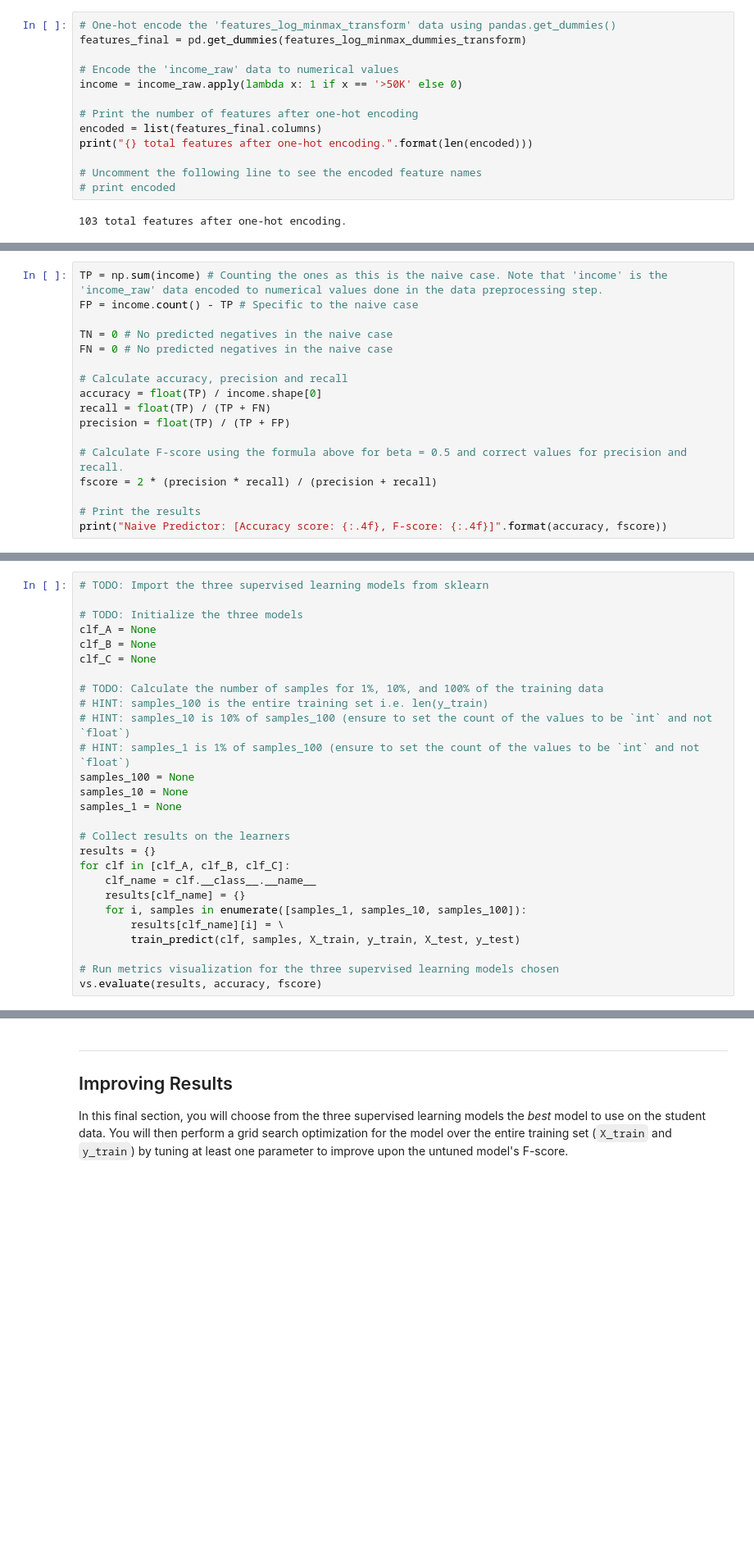
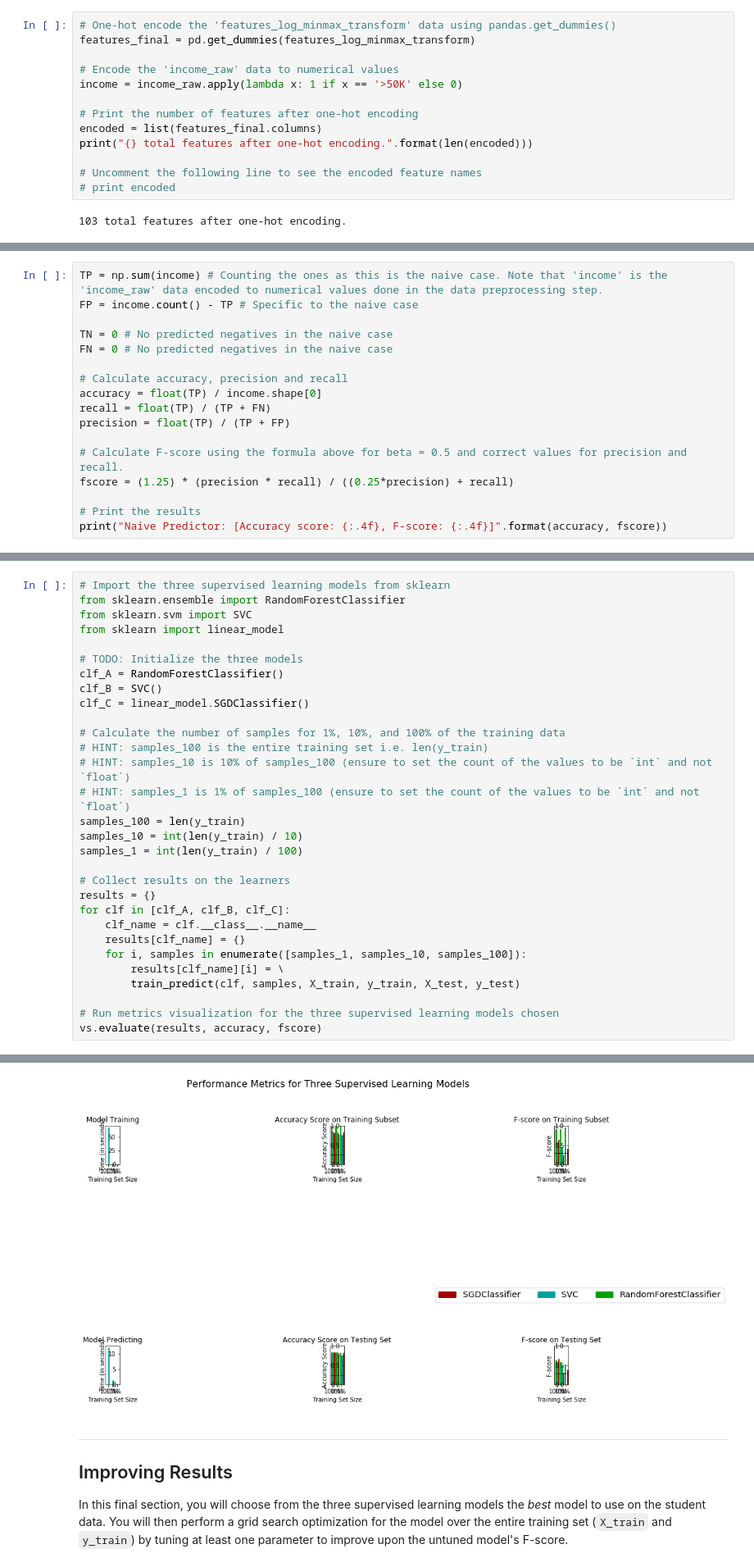
Before and after one commit to machinelearningnanodegree/machine-learning, a Jupyter notebook: projects/finding_donors/finding_donors.ipynb, the cells around one changed output, grey strips where cells are left out. Shown: that part at 82% size. Saved outputs shown, nothing was run; the diff lists cells and outputs as text; blank space fills up the shorter version.

```diff
--- a/projects/finding_donors/finding_donors.ipynb
+++ b/projects/finding_donors/finding_donors.ipynb
@@ -161,7 +164,7 @@ Additionally, as with the non-numeric features, we need to convert the non-numer
    - Set records with "<=50K" to `0` and records with ">50K" to `1`.
 # %%
 # One-hot encode the 'features_log_minmax_transform' data using pandas.get_dummies()
-features_final = pd.get_dummies(features_log_minmax_dummies_transform)
+features_final = pd.get_dummies(features_log_minmax_transform)
 
 # Encode the 'income_raw' data to numerical values
 income = income_raw.apply(lambda x: 1 if x == '>50K' else 0)
@@ -248,7 +251,7 @@ recall = float(TP) / (TP + FN)
 precision = float(TP) / (TP + FP)
 
 # Calculate F-score using the formula above for beta = 0.5 and correct values for precision and recall.
-fscore = 2 * (precision * recall) / (precision + recall)
+fscore = (1.25) * (precision * recall) / ((0.25*precision) + recall)
 
 # Print the results
 print("Naive Predictor: [Accuracy score: {:.4f}, F-score: {:.4f}]".format(accuracy, fscore))
@@ -352,20 +387,23 @@ In the code cell, you will need to implement the following:
 
 **Note:** Depending on which algorithms you chose, the following implementation may take some time to run!
 # %%
-# TODO: Import the three supervised learning models from sklearn
+# Import the three supervised learning models from sklearn
+from sklearn.ensemble import RandomForestClassifier
+from sklearn.svm import SVC
+from sklearn import linear_model
 
 # TODO: Initialize the three models
-clf_A = None
-clf_B = None
-clf_C = None
+clf_A = RandomForestClassifier()
+clf_B = SVC()
+clf_C = linear_model.SGDClassifier()
 
-# TODO: Calculate the number of samples for 1%, 10%, and 100% of the training data
+# Calculate the number of samples for 1%, 10%, and 100% of the training data
 # HINT: samples_100 is the entire training set i.e. len(y_train)
 # HINT: samples_10 is 10% of samples_100 (ensure to set the count of the values to be `int` and not `float`)
 # HINT: samples_1 is 1% of samples_100 (ensure to set the count of the values to be `int` and not `float`)
-samples_100 = None
-samples_10 = None
-samples_1 = None
+samples_100 = len(y_train)
+samples_10 = int(len(y_train) / 10)
+samples_1 = int(len(y_train) / 100)
 
 # Collect results on the learners
 results = {}
@@ -378,3 +416,4 @@ for clf in [clf_A, clf_B, clf_C]:
 
 # Run metrics visualization for the three supervised learning models chosen
 vs.evaluate(results, accuracy, fscore)
+# %% [output]
@@ -381,3 +429,4 @@ vs.evaluate(results, accuracy, fscore)
+[figure, added]
 # %% [markdown]
 ----
 ## Improving Results
```
Also changed, not shown: parts of 11 cells of this notebook.
